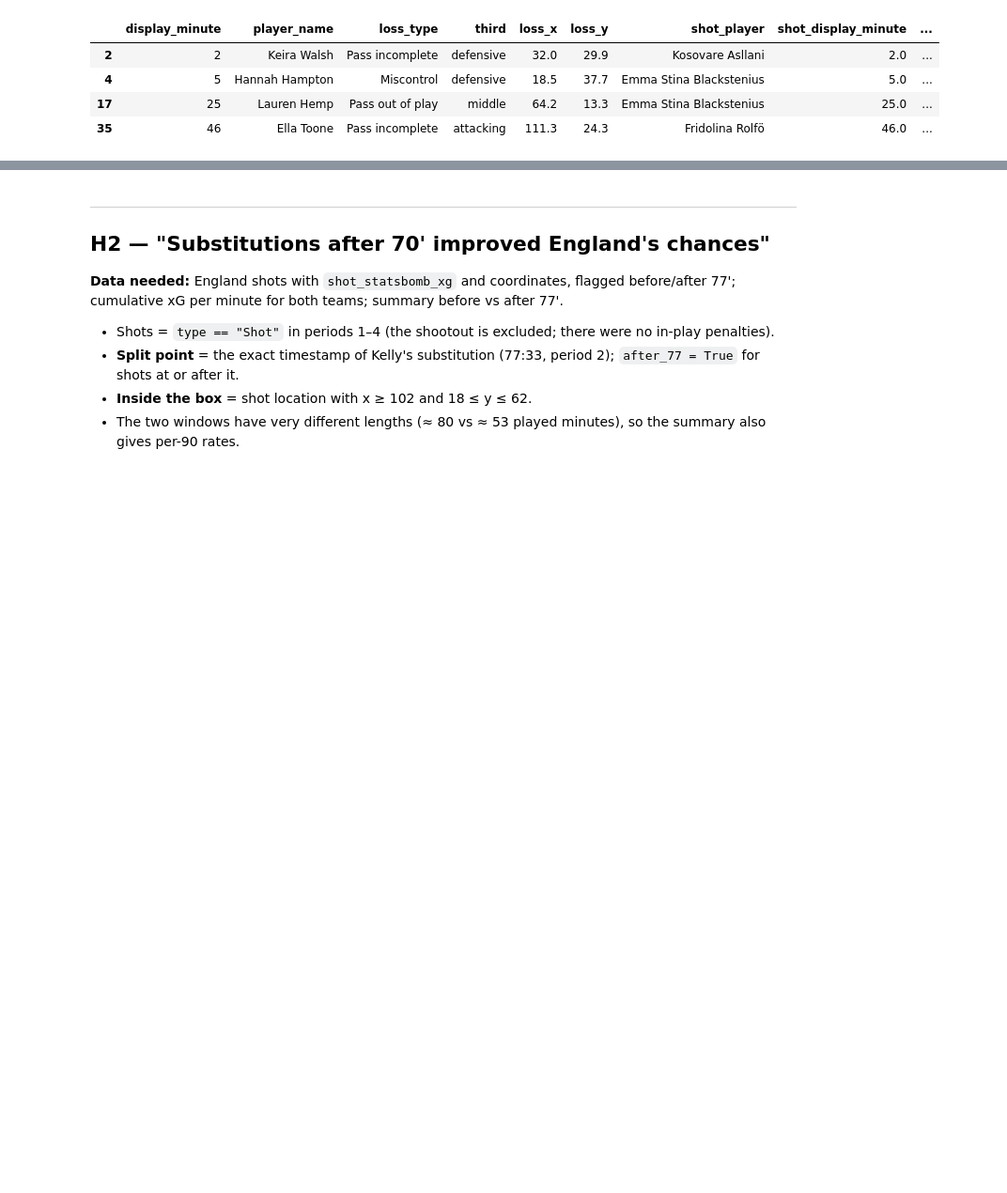
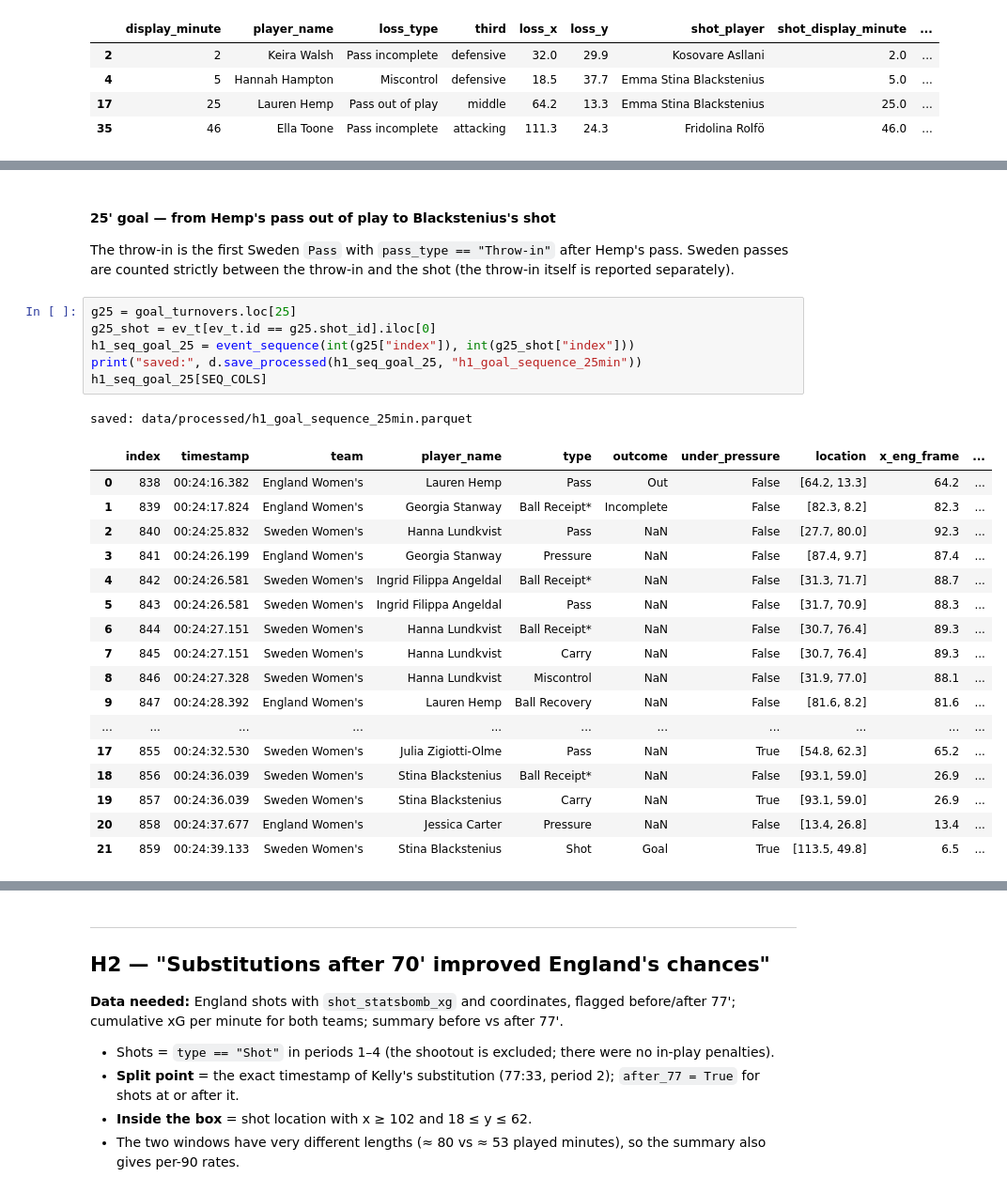
Before and after one commit to belorussky-football/womens-euro-2025-sweden-england-comeback, a Jupyter notebook: notebooks/02_analysis_prep.ipynb, the cells around one changed output, grey strips where cells are left out. Shown at 94% size. Saved outputs shown, nothing was run; the diff lists cells and outputs as text; blank space fills up the shorter version.

```diff
--- a/notebooks/02_analysis_prep.ipynb
+++ b/notebooks/02_analysis_prep.ipynb
@@ -399,0 +525,30 @@ h1_turnovers[h1_turnovers.led_to_sweden_shot][[
+# %% [markdown]
+#### 25' goal — from Hemp's pass out of play to Blackstenius's shot
+
+The throw-in is the first Sweden `Pass` with `pass_type == "Throw-in"` after Hemp's pass. Sweden passes are
+counted strictly between the throw-in and the shot (the throw-in itself is reported separately).
+# %%
+g25 = goal_turnovers.loc[25]
+g25_shot = ev_t[ev_t.id == g25.shot_id].iloc[0]
+h1_seq_goal_25 = event_sequence(int(g25["index"]), int(g25_shot["index"]))
+print("saved:", d.save_processed(h1_seq_goal_25, "h1_goal_sequence_25min"))
+h1_seq_goal_25[SEQ_COLS]
+# %% [output]
+saved: data/processed/h1_goal_sequence_25min.parquet
+|  | index | timestamp | team | player_name | type | outcome | under_pressure | location | x_eng_frame | ... |
+| 0 | 838 | 00:24:16.382 | England Women's | Lauren Hemp | Pass | Out | False | [64.2, 13.3] | 64.2 | ... |
+| 1 | 839 | 00:24:17.824 | England Women's | Georgia Stanway | Ball Receipt* | Incomplete | False | [82.3, 8.2] | 82.3 | ... |
+| 2 | 840 | 00:24:25.832 | Sweden Women's | Hanna Lundkvist | Pass | NaN | False | [27.7, 80.0] | 92.3 | ... |
+| 3 | 841 | 00:24:26.199 | England Women's | Georgia Stanway | Pressure | NaN | False | [87.4, 9.7] | 87.4 | ... |
+| 4 | 842 | 00:24:26.581 | Sweden Women's | Ingrid Filippa Angeldal | Ball Receipt* | NaN | False | [31.3, 71.7] | 88.7 | ... |
+| 5 | 843 | 00:24:26.581 | Sweden Women's | Ingrid Filippa Angeldal | Pass | NaN | False | [31.7, 70.9] | 88.3 | ... |
+| 6 | 844 | 00:24:27.151 | Sweden Women's | Hanna Lundkvist | Ball Receipt* | NaN | False | [30.7, 76.4] | 89.3 | ... |
+| 7 | 845 | 00:24:27.151 | Sweden Women's | Hanna Lundkvist | Carry | NaN | False | [30.7, 76.4] | 89.3 | ... |
+| 8 | 846 | 00:24:27.328 | Sweden Women's | Hanna Lundkvist | Miscontrol | NaN | False | [31.9, 77.0] | 88.1 | ... |
+| 9 | 847 | 00:24:28.392 | England Women's | Lauren Hemp | Ball Recovery | NaN | False | [81.6, 8.2] | 81.6 | ... |
+| ... | ... | ... | ... | ... | ... | ... | ... | ... | ... | ... |
+| 17 | 855 | 00:24:32.530 | Sweden Women's | Julia Zigiotti-Olme | Pass | NaN | True | [54.8, 62.3] | 65.2 | ... |
+| 18 | 856 | 00:24:36.039 | Sweden Women's | Stina Blackstenius | Ball Receipt* | NaN | False | [93.1, 59.0] | 26.9 | ... |
+| 19 | 857 | 00:24:36.039 | Sweden Women's | Stina Blackstenius | Carry | NaN | True | [93.1, 59.0] | 26.9 | ... |
+| 20 | 858 | 00:24:37.677 | England Women's | Jessica Carter | Pressure | NaN | False | [13.4, 26.8] | 13.4 | ... |
+| 21 | 859 | 00:24:39.133 | Sweden Women's | Stina Blackstenius | Shot | Goal | True | [113.5, 49.8] | 6.5 | ... |
```
Also changed, not shown: parts of 9 cells of this notebook.
